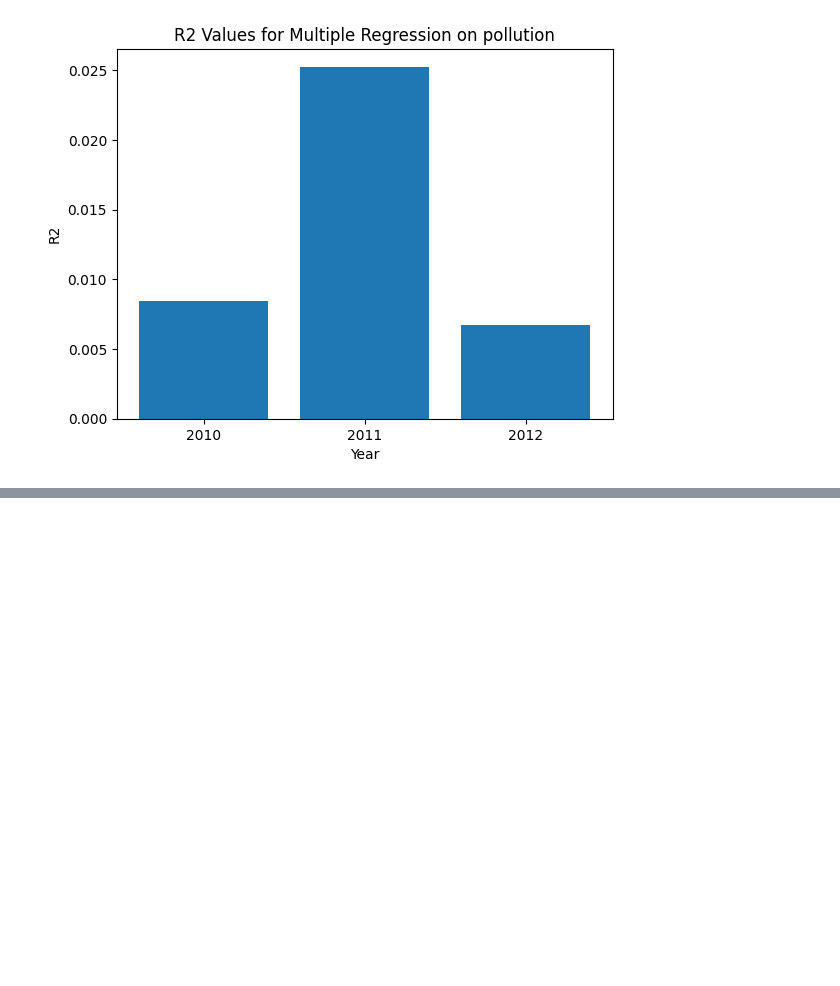
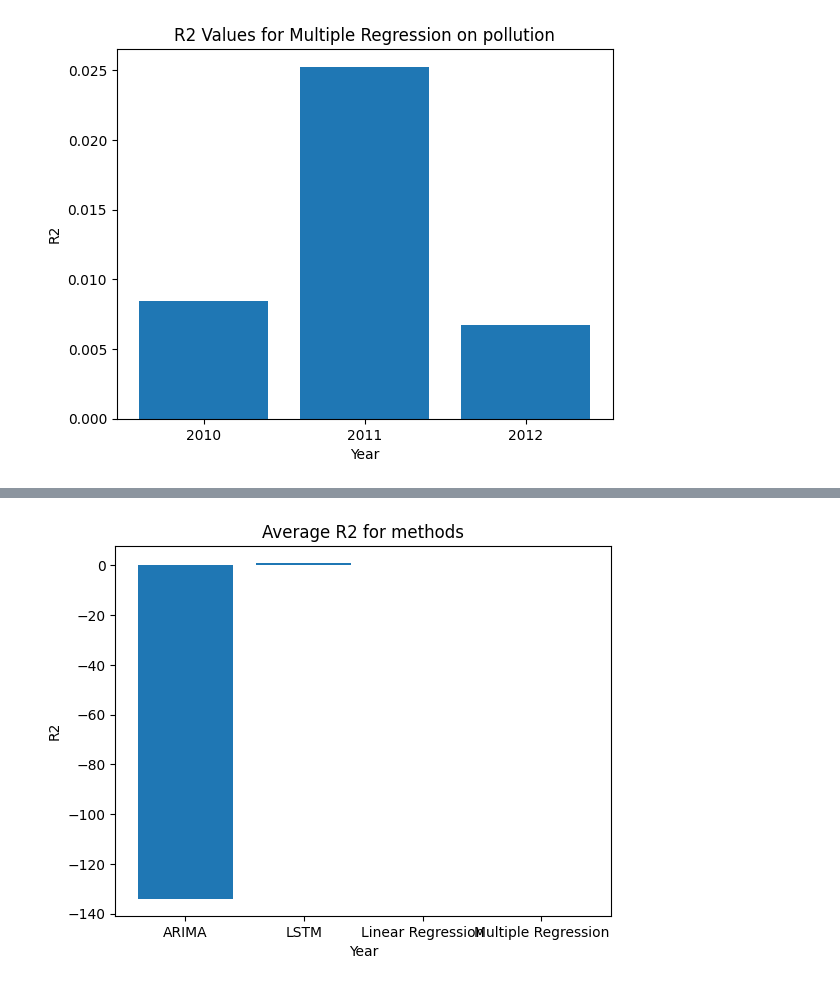
Before and after one commit to Beruxik/SBL-IPAD, a Jupyter notebook: SBL.ipynb, the cells around one changed output, grey strips where cells are left out. Drawn from its saved outputs; the diff is of its cells as text; code cells hidden in the pictures; blank space fills up the shorter version.

```diff
--- a/SBL.ipynb
+++ b/SBL.ipynb
@@ -1418,0 +1435,16 @@ plt.show()
+# %%
+from statistics import mean
+r2_dict_pollution_means = {
+    'ARIMA': mean(arima_poll_r2_dict.values()),
+    'LSTM': mean(lstm_poll_r2_dict.values()),
+    'Linear Regression': mean(lr_poll_r2_dict.values()),
+    'Multiple Regression': mean(mr_poll_r2_dict.values()),
+}
+
+plt.bar(range(len(r2_dict_pollution_means)), list(r2_dict_pollution_means.values()), tick_label = list(r2_dict_pollution_means.keys()))
+plt.title('Average R2 for methods')
+plt.xlabel('Year')
+plt.ylabel('R2')
+plt.show()
+# %% [output]
+[figure, added]
```
Also changed, not shown: parts of 1 cell of this notebook.
